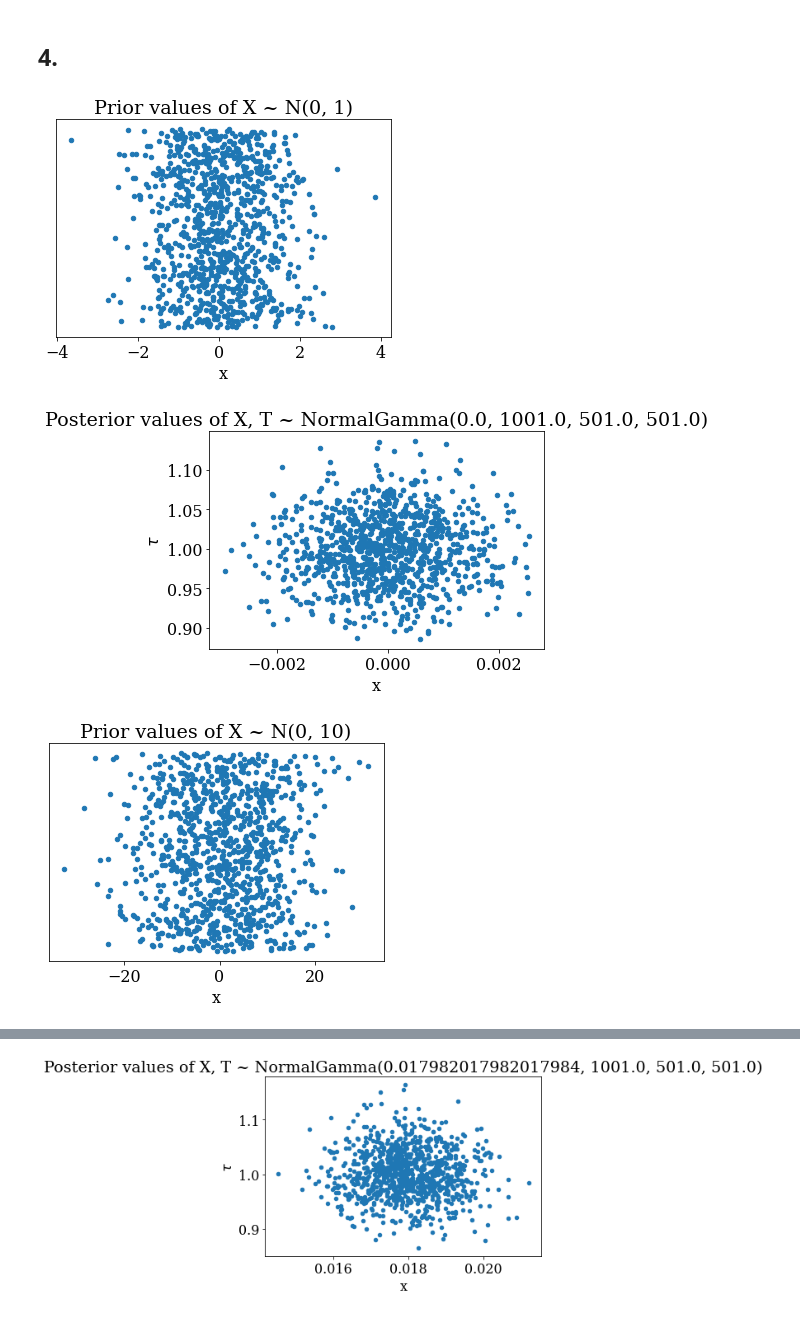
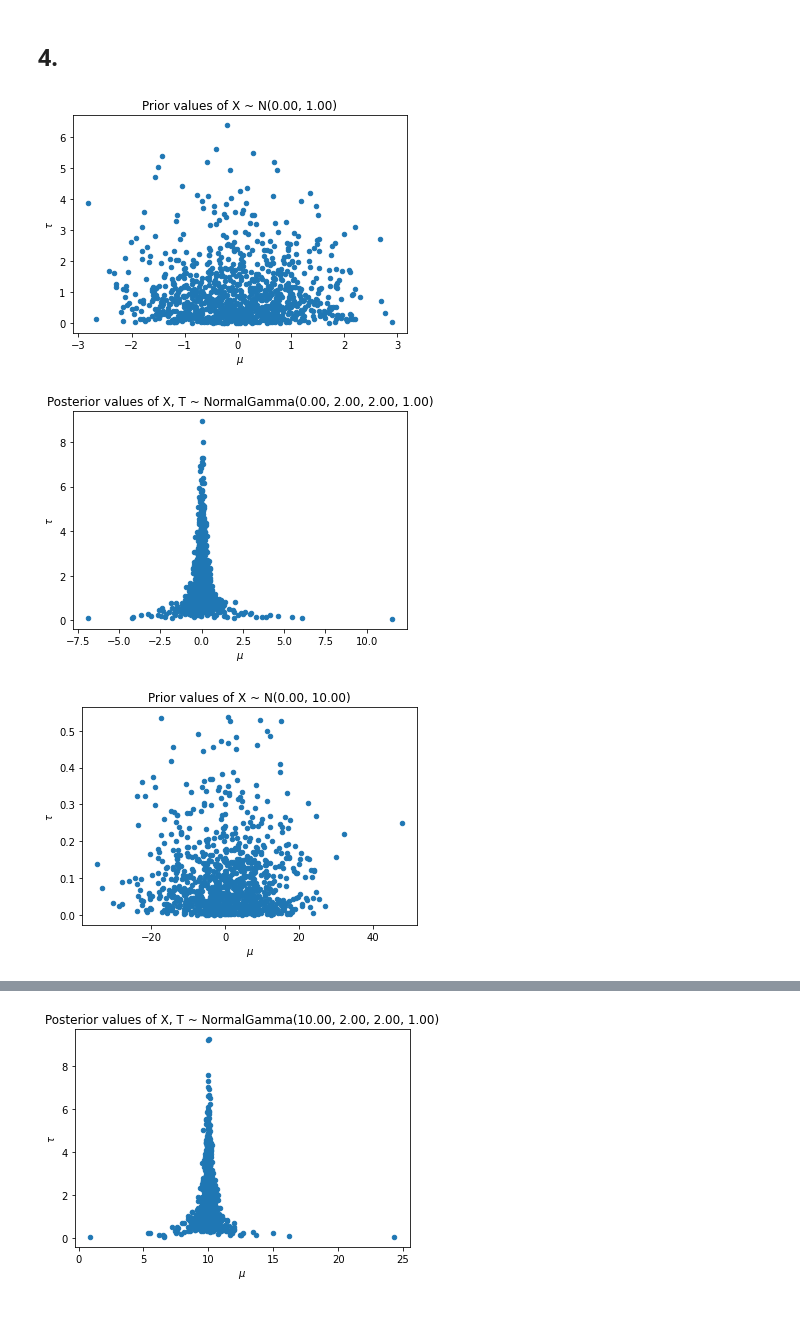
Before and after one commit to AnttiHaerkoenen/BAY1, a Jupyter notebook: exercise_4.ipynb, the cells around one changed output, grey strips where cells are left out. Cells and saved outputs as stored; diff of their text form; code cells hidden in the pictures.

```diff
--- a/exercise_4.ipynb
+++ b/exercise_4.ipynb
@@ -111,40 +113,43 @@ class NormalGamma(tfd.Distribution):
         self.mean = mean
         self.precision = precision
         self.alpha = alpha
         self.beta = beta
 
     def _sample_n(self, n, seed=None, **kwargs):
         tau = samplers.gamma((n, 1), self.alpha, self.beta, seed=seed).numpy()
         x = samplers.normal((n, 1), self.mean, 1 / (self.precision * tau)).numpy()
         sample = np.concatenate([x, tau], axis=1)
         return tf.constant(sample, dtype=sample.dtype)
 
 
 means = 0, 10
 variances = 1, 10, 20
 n_samples = 1000,
 s = 0.8
 
 for mu_0, var_0, n in product(means, variances, n_samples):
-    lam_0 = 1 / var_0
+    tau_0 = 1 / var_0
     prior_sample_mu = tfd.Normal(mu_0, var_0).sample(n).numpy()
     prior_sample_lambda = tfd.Gamma(1, var_0).sample(n).numpy()
     prior_sample = pd.DataFrame({
         'mu': prior_sample_mu,
         'lambda': prior_sample_lambda,
     })
     fig_prior = prior_sample.plot(x='mu', y='lambda', kind='scatter')
+    fig_prior.set_ylabel(r'$\tau$')
+    fig_prior.set_xlabel(r'$\mu$')
     fig_prior.set_title(f"Prior values of X ~ N({mu_0}, {var_0})")
 
-    mu, precision = (lam_0 * mu_0 + s * mu_0) / (lam_0 + n), lam_0 + n
-    alpha, beta = 1 + n/2, 1 + (n * 1) / 2
-    posterior_sample = NormalGamma(mu, precision, alpha, beta).sample(n).numpy()
-    posterior_sample = pd.DataFrame(posterior_sample, columns=['x', 'tau'])
-    fig_posterior = posterior_sample.plot(x='x', y='tau', kind='scatter')
+    mu, tau = (mu_0 + mu_0) / (tau_0 + 1), tau_0 + 1
+    alpha, beta = 2, 0.5 * (1/tau_0 + 1 + 0)
+    posterior_sample = NormalGamma(mu, tau, alpha, beta).sample(n).numpy()
+    posterior_sample = pd.DataFrame(posterior_sample, columns=['mu', 'tau'])
+    fig_posterior = posterior_sample.plot(x='mu', y='tau', kind='scatter')
     fig_posterior.set_ylabel(r'$\tau$')
-    fig_posterior.set_title(f"Posterior values of X, T ~ NormalGamma({mu}, {precision}, {alpha}, {beta})")
+    fig_posterior.set_xlabel(r'$\mu$')
+    fig_posterior.set_title(f"Posterior values of X, T ~ NormalGamma({mu:.2f}, {tau}, {alpha}, {beta})")
     plt.show()
 # %% [output]
-[figure, old version]
+[figure, new version]
-[figure, old version]
+[figure, new version]
-[figure, old version]
+[figure, new version]
@@ -155 +160 @@ for mu_0, var_0, n in product(means, variances, n_samples):
-[figure, old version]
+[figure, new version]
```
Also changed, not shown: parts of 3 cells of this notebook, 2 other files.
